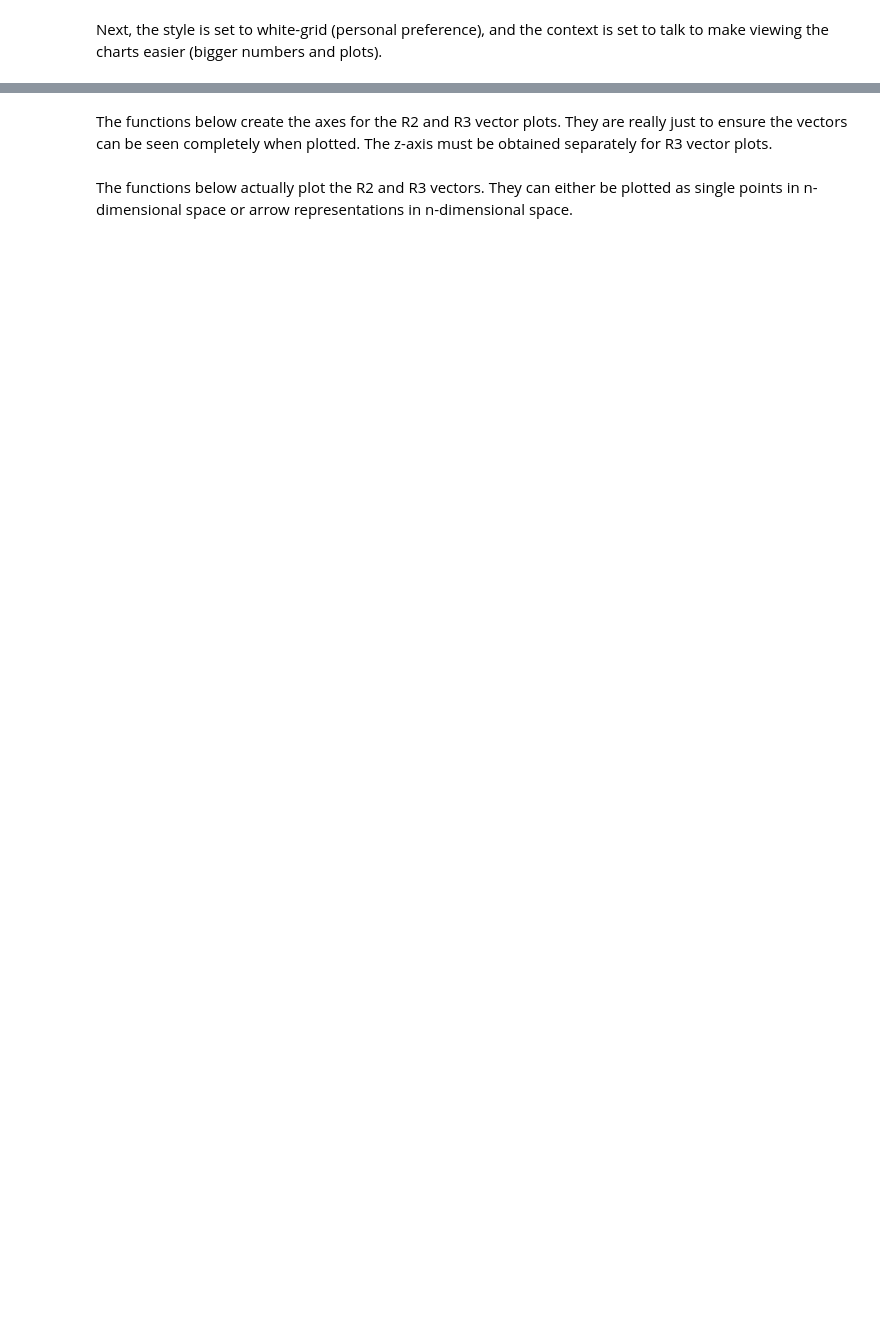
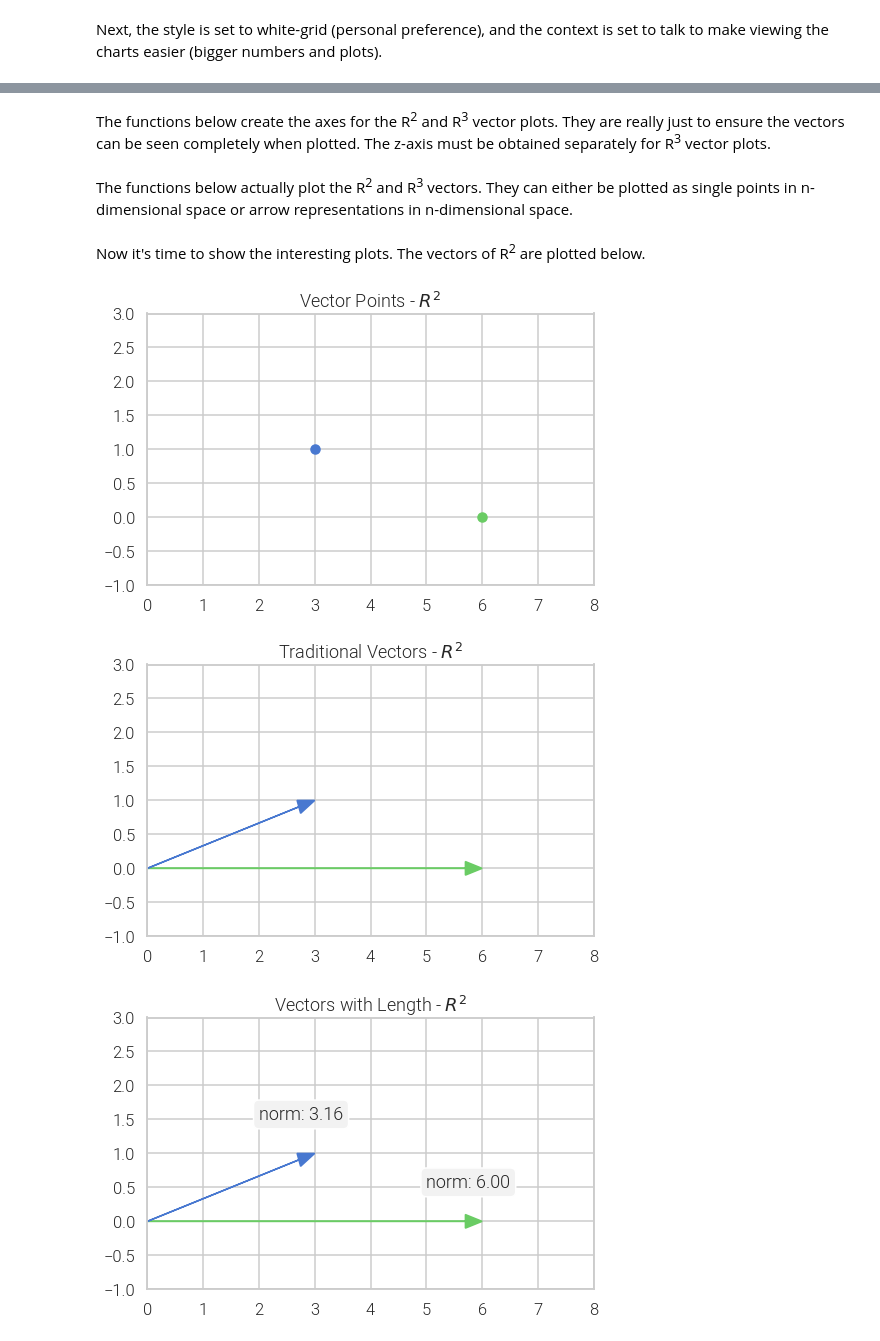
Before and after one commit to DataScienceFoundations/TadMaths, a Jupyter notebook: vectors.ipynb, the cells around one changed output, grey strips where cells are left out. Saved outputs shown, nothing was run; the diff lists cells and outputs as text; code cells hidden in the pictures; blank space fills up the shorter version.

```diff
--- a/vectors.ipynb
+++ b/vectors.ipynb
@@ -54,5 +57,5 @@ plt.gca().yaxis.set_visible(False)
 # %% [markdown]
-The functions below create the axes for the R2 and R3 vector plots. They are really just to ensure the vectors can be seen completely when plotted. The z-axis must be obtained separately for R3 vector plots.
+The functions below create the axes for the R<sup>2</sup> and R<sup>3</sup> vector plots. They are really just to ensure the vectors can be seen completely when plotted. The z-axis must be obtained separately for R<sup>3</sup> vector plots.
 # %%
 def get_xy_axes(*vectors):
     """Get appropriate x and y axes for vectors."""
@@ -92,7 +95,7 @@ def get_3d_xy_axes(*vectors):
     return plt.axis([min_x, max_x,
                      max_y, min_y])
 # %% [markdown]
-The functions below actually plot the R2 and R3 vectors. They can either be plotted as single points in n-dimensional space or arrow representations in n-dimensional space.
+The functions below actually plot the R<sup>2</sup> and R<sup>3</sup> vectors. They can either be plotted as single points in n-dimensional space or arrow representations in n-dimensional space.
 # %%
 plot_types = ['arrow',
               'scatter']
@@ -164,3 +180,29 @@ def plot_3d_vector(vector, origin, plot_type, axes,
         print('Desired plot not supported.')
 
     return ax3
+# %% [markdown]
+Now it's time to show the interesting plots. The vectors of R<sup>2</sup> are plotted below.
+# %%
+figure = plt.figure(figsize=(8,5))
+plt.title('Vector Points - $R^2$')
+plot_vector(u, plot_type='scatter', color='g')
+plot_vector(v, plot_type='scatter', color='b')
+get_xy_axes(u,v)
+
+figure = plt.figure(figsize=(8,5))
+plt.title('Traditional Vectors - $R^2$')
+plot_vector(u, color='g')
+plot_vector(v, color='b')
+get_xy_axes(u,v)
+
+figure = plt.figure(figsize=(8,5))
+plt.title('Vectors with Length - $R^2$')
+plot_vector(u, display_norm=True, color='g')
+plot_vector(v, display_norm=True, color='b')
+get_xy_axes(u,v)
+
+plt.show()
+# %% [output]
+[figure, added]
+[figure, added]
+[figure, added]
```
Also changed, not shown: parts of 30 cells of this notebook.
